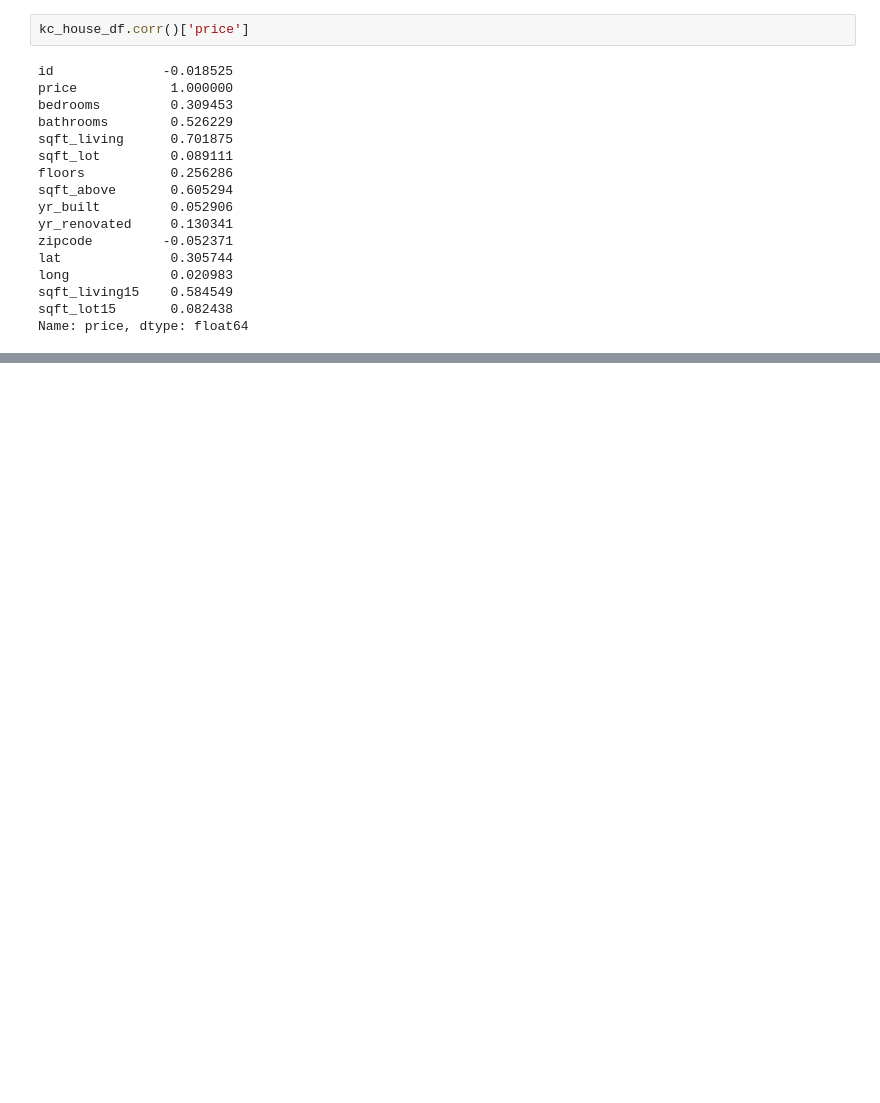
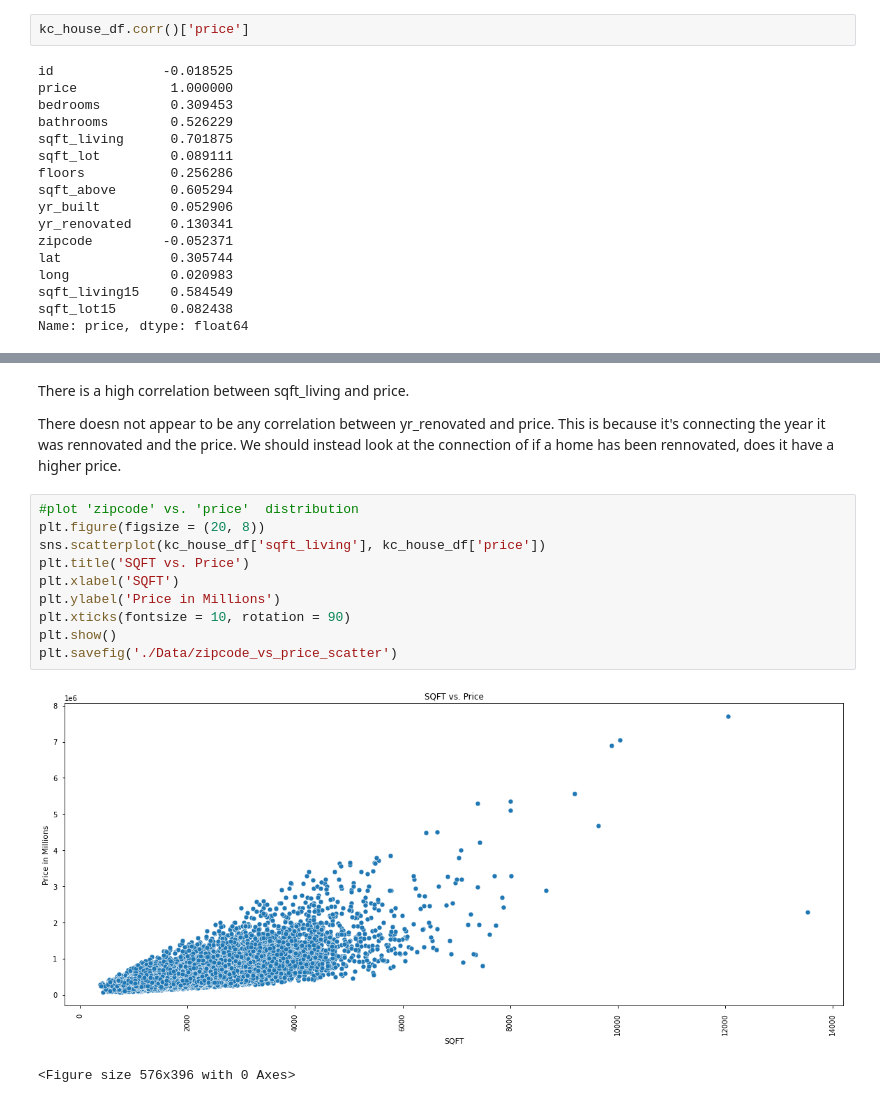
Before and after one commit to brdeleon/dsc-phase-2-project-v2-3, a Jupyter notebook: student.ipynb, the cells around one changed output, grey strips where cells are left out. Cells and saved outputs as stored; diff of their text form; blank space fills up the shorter version.

```diff
--- a/student.ipynb
+++ b/student.ipynb
@@ -97,0 +129,17 @@ dtype: int64
+# %% [markdown]
+There is a high correlation between sqft_living and price.
+
+There doesn not appear to be any correlation between yr_renovated and price. This is because it's connecting the year it was rennovated and the price. We should instead look at the connection of if a home has been rennovated, does it have a higher price.
+# %%
+#plot 'zipcode' vs. 'price'  distribution
+plt.figure(figsize = (20, 8))
+sns.scatterplot(kc_house_df['sqft_living'], kc_house_df['price'])
+plt.title('SQFT vs. Price')
+plt.xlabel('SQFT')
+plt.ylabel('Price in Millions')
+plt.xticks(fontsize = 10, rotation = 90)
+plt.show()
+plt.savefig('./Data/zipcode_vs_price_scatter')
+# %% [output]
+[figure, added]
+<Figure size 576x396 with 0 Axes>
```
Also changed, not shown: parts of 28 cells of this notebook, 2 other files.
